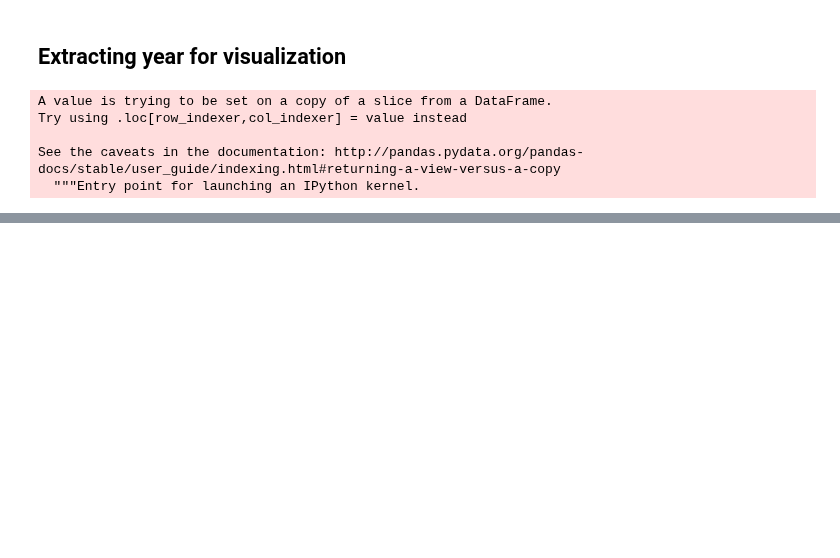
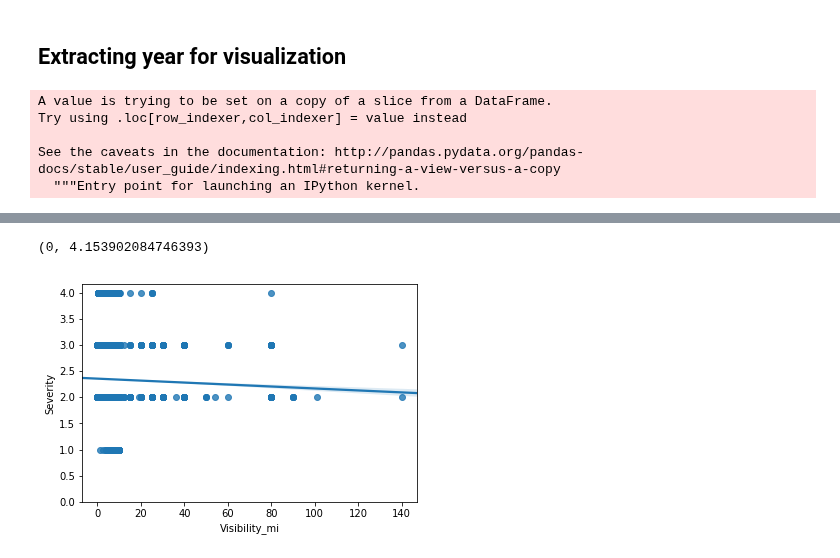
Before and after one commit to mpayumo/accident-severity-us, a Jupyter notebook: accidents-6-model.ipynb, the cells around one changed output, grey strips where cells are left out. Cells and saved outputs as stored; diff of their text form; code cells hidden in the pictures; blank space fills up the shorter version.

```diff
--- a/accidents-6-model.ipynb
+++ b/accidents-6-model.ipynb
@@ -220,0 +288,2 @@ plt.savefig('img/timeseries.jpg');
+# %%
+ca_nd = pd.concat([ca_nd, pd.get_dummies(ca_nd['Weather_Condition'])], axis=1)
@@ -220,0 +294,6 @@ plt.savefig('img/timeseries.jpg');
+# %%
+ca_nd.drop('Weather_Condition',1,inplace=True)
+# %%
+ca_nd = pd.concat([ca_nd, pd.get_dummies(ca_nd['TMC'])], axis=1)
+# %%
+ca_nd.rename(columns={'Distance(mi)':'Distance'}, inplace=True)
@@ -220,0 +312,6 @@ plt.savefig('img/timeseries.jpg');
+# %%
+sns.regplot(x='Visibility_mi', y='Severity', data=ca_nd)
+plt.ylim(0,)
+# %% [output]
+(0, 4.153902084746393)
+[figure, added]
```
Also changed, not shown: parts of 24 cells of this notebook.
